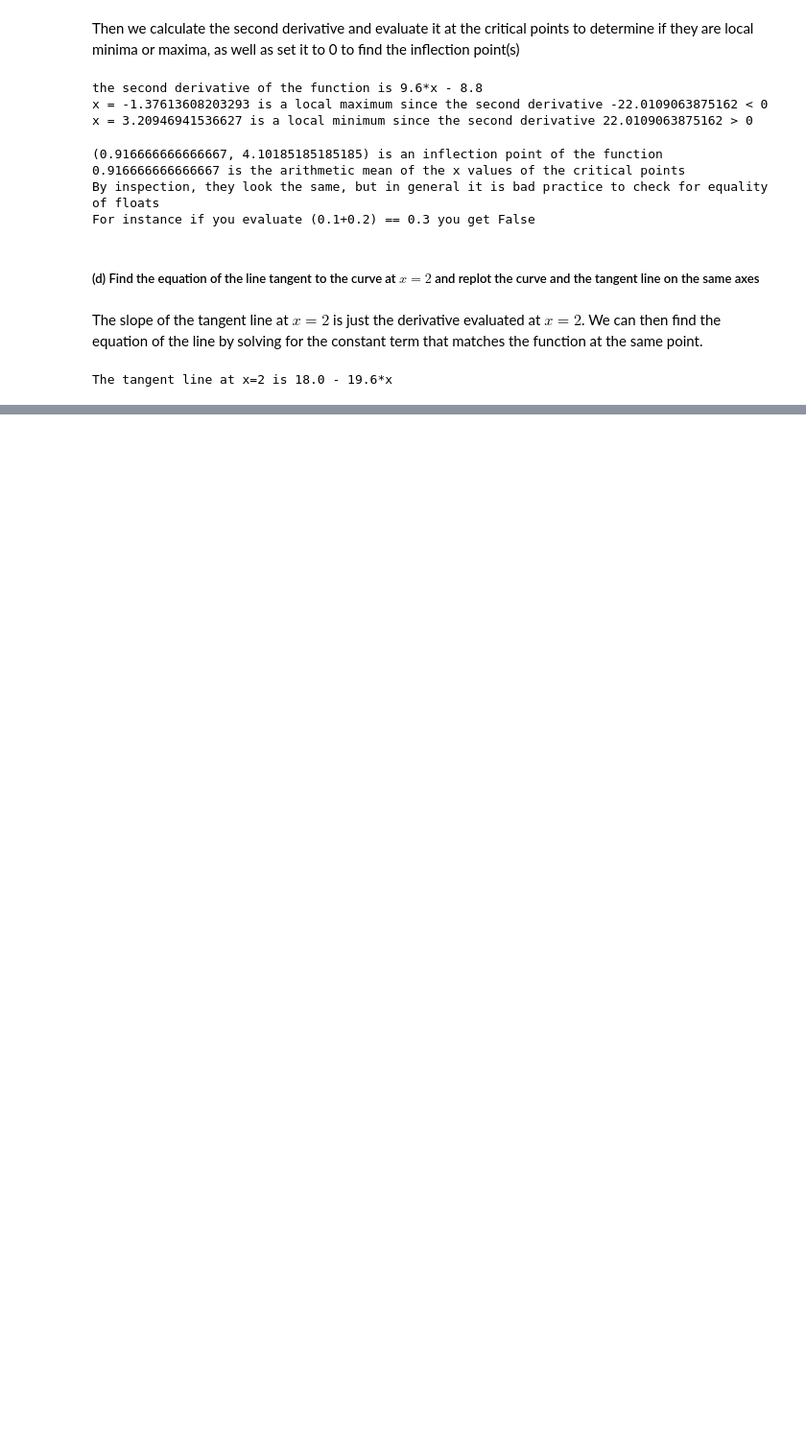
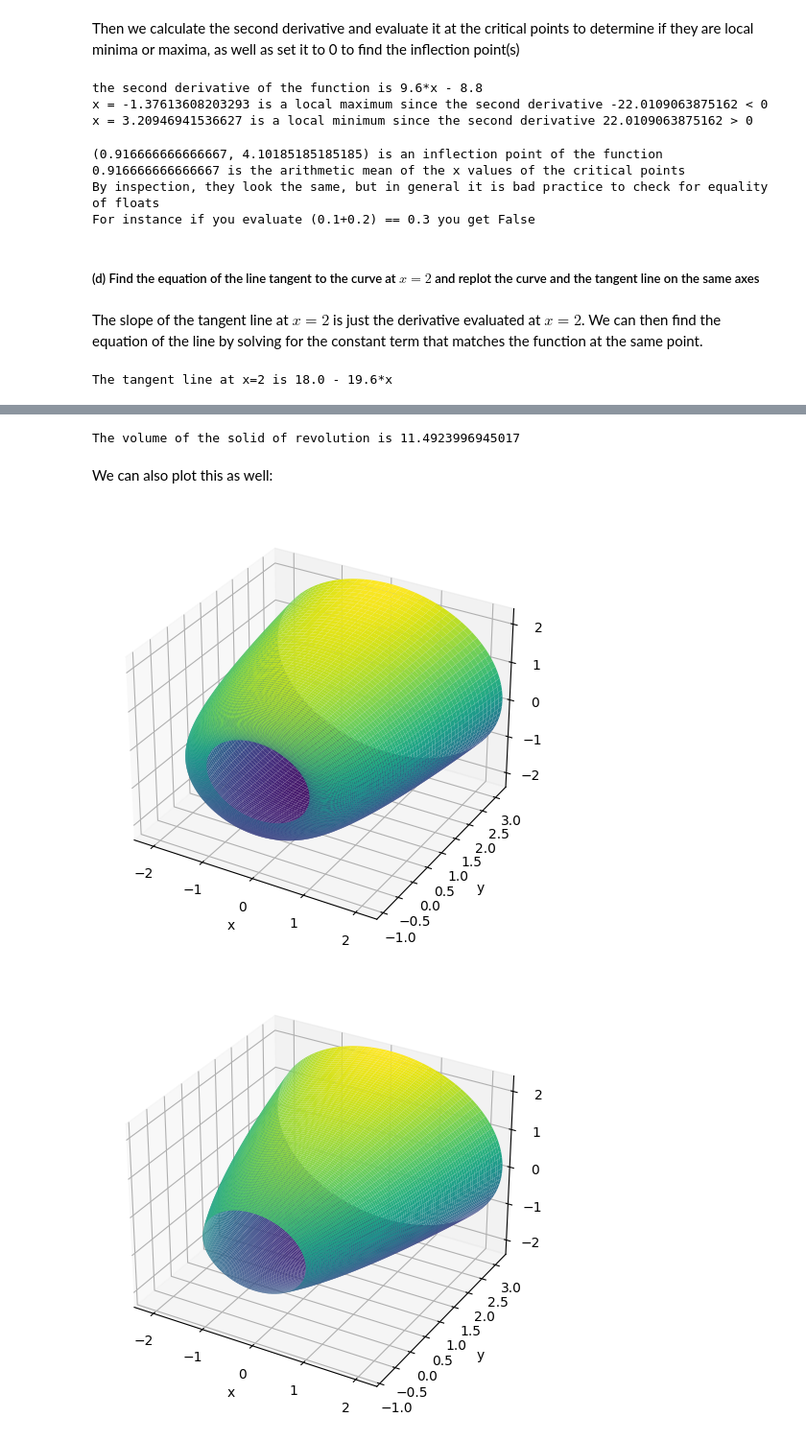
Before and after one commit to kumj2028/Math-696-Mathematical-Communication-and-Technology, a Jupyter notebook: python_project/python_project.ipynb, the cells around one changed output, grey strips where cells are left out. Shown at 96% size. Cells and saved outputs as stored; diff of their text form; code cells hidden in the pictures; blank space fills up the shorter version.

```diff
--- a/python_project/python_project.ipynb
+++ b/python_project/python_project.ipynb
@@ -109,0 +202,34 @@ p1.show()
+# %%
+r = x
+h = g - f
+V2 = 2*pi * integrate(r * h, (x, meet_pts[1], meet_pts[2]))
+print(f"The volume of the solid of revolution is {(V2).evalf()}")
+# %% [output]
+The volume of the solid of revolution is 11.4923996945017
+# %% [markdown]
+We can also plot this as well:
+# %%
+# Parametric equations for the lower-curve f(x)
+X_f = x*cos(t)
+Y_f = f
+Z_f = x*sin(t)
+
+surf_f = plot3d_parametric_surface(
+    X_f, Y_f, Z_f,
+    (x, meet_pts[1], meet_pts[2]),
+    (t, 0, 2*pi),
+)
+
+# Parametric equations for the upper-curve g(x)
+X_g = x*cos(t)
+Y_g = g
+Z_g = x*sin(t)
+
+surf_g = plot3d_parametric_surface(
+    X_g, Y_g, Z_g,
+    (x, meet_pts[1], meet_pts[2]),
+    (t, 0, 2*pi),
+)
+# %% [output]
+[figure, added]
+[figure, added]
```
Also changed, not shown: parts of 23 cells of this notebook.
